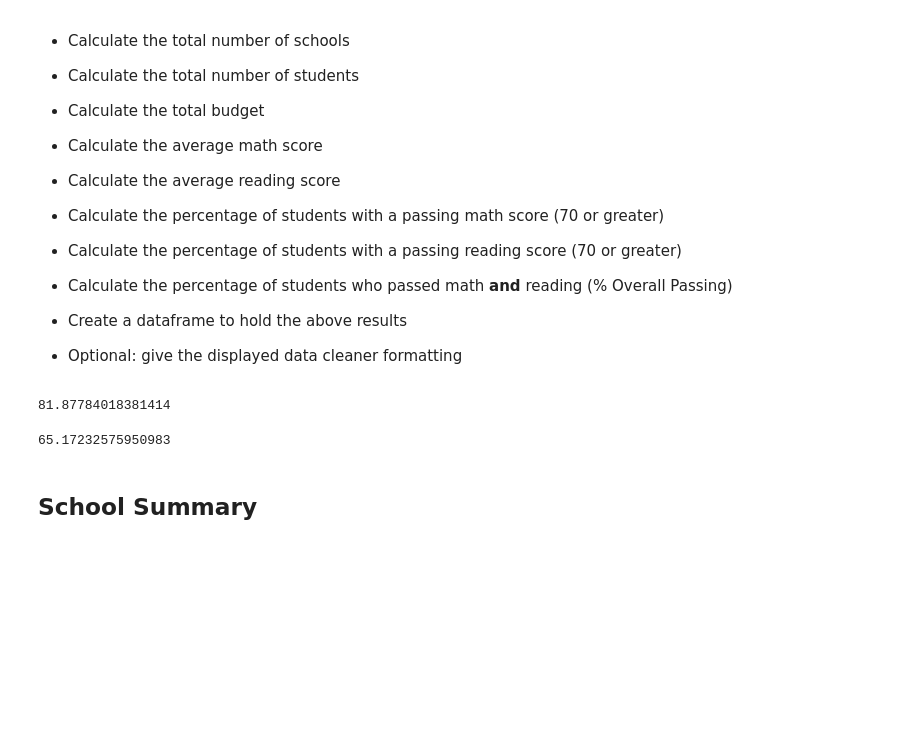
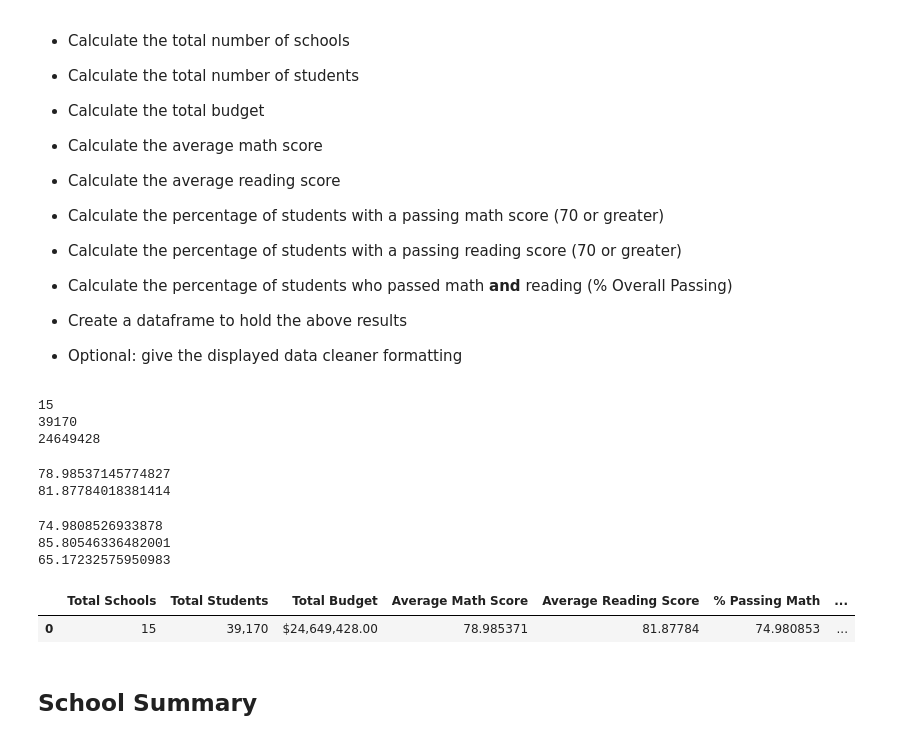
Before and after one commit to pfeliciano1/Pandas-challenge, a Jupyter notebook: PyCitySchools/PyCitySchools_starter.ipynb, the cells around one changed output. Cells and saved outputs as stored; diff of their text form; code cells hidden in the pictures; blank space fills up the shorter version.

Commit message:
Dataframe to hold results

```diff
--- a/PyCitySchools/PyCitySchools_starter.ipynb
+++ b/PyCitySchools/PyCitySchools_starter.ipynb
@@ -48,25 +48,53 @@ school_data_complete.head()
 # %%
 # Calculate the total number of schools
 total_schools = len(school_data_complete["school_name"].unique())
+print(total_schools)
 # Calculate the total number of students
 total_students = school_data_complete["student_name"].count()
+print(total_students)
 # Calculate the total budget
 total_budget = sum(school_data_complete["budget"].unique())
-# Calculate the average math score
-avg_math_score = school_data_complete["math_score"].mean()
-# Calculate the average reading score
-avg_reading_score = school_data_complete["reading_score"].mean()
+print(total_budget)
 # %% [output]
-81.87784018381414
+15
+39170
+24649428
+# %%
+# Calculate the average math score
+avg_math_score = school_data_complete["math_score"].mean()
+print(avg_math_score)
+# Calculate the average reading score
+avg_reading_score = school_data_complete["reading_score"].mean()
+print(avg_reading_score)
+# %% [output]
+78.98537145774827
+81.87784018381414
 # %%
 # Calculate the percentage of students with a passing math score (70 or greater)
 percent_pass_math = (school_data_complete[school_data_complete["math_score"] >= 70].math_score.count()/total_students)*100
+print(percent_pass_math)
 # Calculate the percentage of students with a passing reading score (70 or greater)
 percent_pass_reading = (school_data_complete[school_data_complete["reading_score"] >= 70].reading_score.count()/total_students)*100
+print(percent_pass_reading)
 # Calculate the percentage of students who passed math and reading (% Overall Passing)
 percent_pass_overall = (school_data_complete[(school_data_complete["math_score"] >= 70) & (school_data_complete["reading_score"] >= 70)].student_name.count()/total_students)*100
+print(percent_pass_overall)
 # %% [output]
+74.9808526933878
+85.80546336482001
 65.17232575950983
+# %%
+# Create a dataframe to hold the above results
+# Optional: give the displayed data cleaner formatting
+district_summary = [{"Total Schools": total_schools, "Total Students": f"{total_students:,}",
+                     "Total Budget": f"${total_budget:,.2f}", "Average Math Score": avg_math_score,
+                     "Average Reading Score": avg_reading_score, "% Passing Math": percent_pass_math,
+                     "% Passing Reading": percent_pass_reading, "% Overall Passing": percent_pass_overall}]
+district_summary_df = pd.DataFrame(district_summary)
+district_summary_df
+# %% [output]
+|  | Total Schools | Total Students | Total Budget | Average Math Score | Average Reading Score | % Passing Math | ... |
+| 0 | 15 | 39,170 | $24,649,428.00 | 78.985371 | 81.87784 | 74.980853 | ... |
 # %% [markdown]
 ## School Summary
 # %% [markdown]
```
Also changed, not shown: parts of 2 cells of this notebook.
